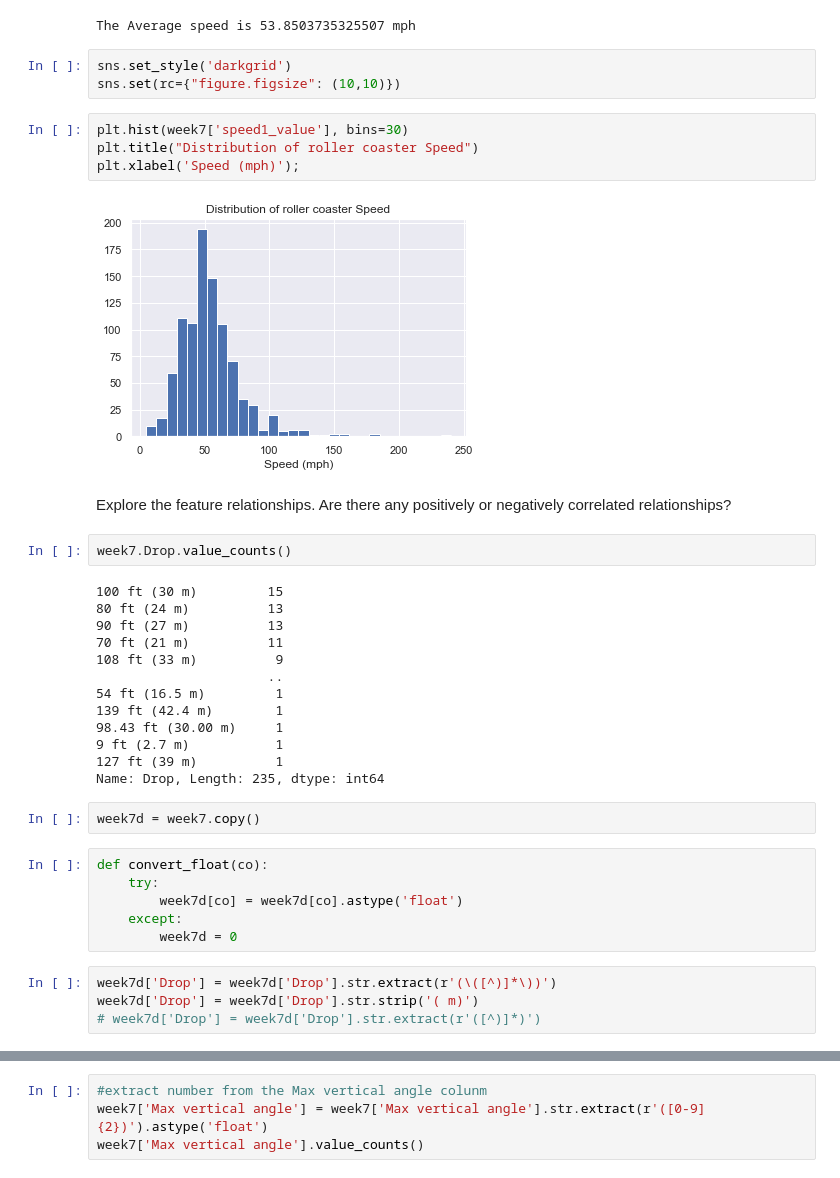
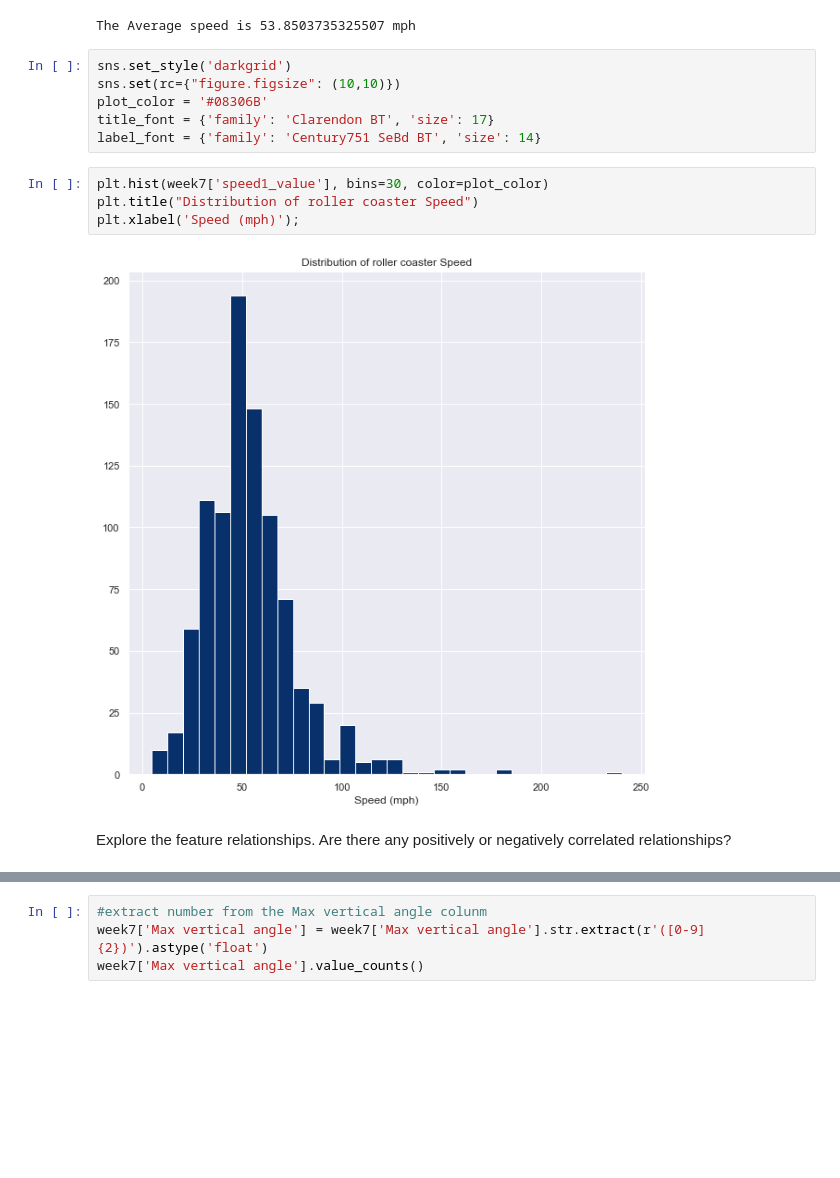
Before and after one commit to joshuaati/python_practice, a Jupyter notebook: 4 Data in Motion Challange/Week 7 pandas.ipynb, the cells around one changed output, grey strips where cells are left out. Saved outputs shown, nothing was run; the diff lists cells and outputs as text; blank space fills up the shorter version.

Commit message:
Added Charts

```diff
--- a/4 Data in Motion Challange/Week 7 pandas.ipynb
+++ b/4 Data in Motion Challange/Week 7 pandas.ipynb
@@ -95,38 +95,14 @@ The Average speed is 53.8503735325507 mph
 # %%
 sns.set_style('darkgrid')
 sns.set(rc={"figure.figsize": (10,10)})
+plot_color = '#08306B'
+title_font = {'family': 'Clarendon BT', 'size': 17}
+label_font = {'family': 'Century751 SeBd BT', 'size': 14}
 # %%
-plt.hist(week7['speed1_value'], bins=30)
+plt.hist(week7['speed1_value'], bins=30, color=plot_color)
 plt.title("Distribution of roller coaster Speed")
 plt.xlabel('Speed (mph)');
 # %% [output]
-[figure, old version]
+[figure, new version]
 # %% [markdown]
 Explore the feature relationships. Are there any positively or negatively correlated relationships?
-# %%
-week7.Drop.value_counts()
-# %% [output]
-100 ft (30 m)         15
-80 ft (24 m)          13
-90 ft (27 m)          13
-70 ft (21 m)          11
-108 ft (33 m)          9
-                      ..
-54 ft (16.5 m)         1
-139 ft (42.4 m)        1
-98.43 ft (30.00 m)     1
-9 ft (2.7 m)           1
-127 ft (39 m)          1
-Name: Drop, Length: 235, dtype: int64
-# %%
-week7d = week7.copy()
-# %%
-def convert_float(co):
-    try:
-        week7d[co] = week7d[co].astype('float')
-    except:
-        week7d = 0
-# %%
-week7d['Drop'] = week7d['Drop'].str.extract(r'(\([^)]*\))')
-week7d['Drop'] = week7d['Drop'].str.strip('( m)')
-# week7d['Drop'] = week7d['Drop'].str.extract(r'([^)]*)')
```
Also changed, not shown: parts of 6 cells of this notebook.
